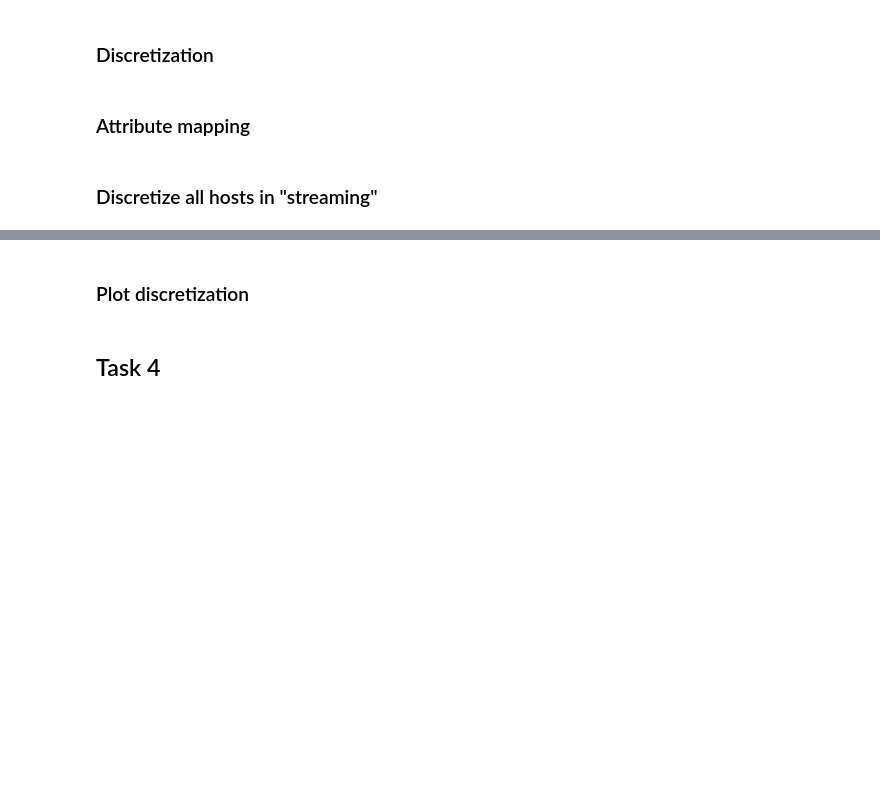
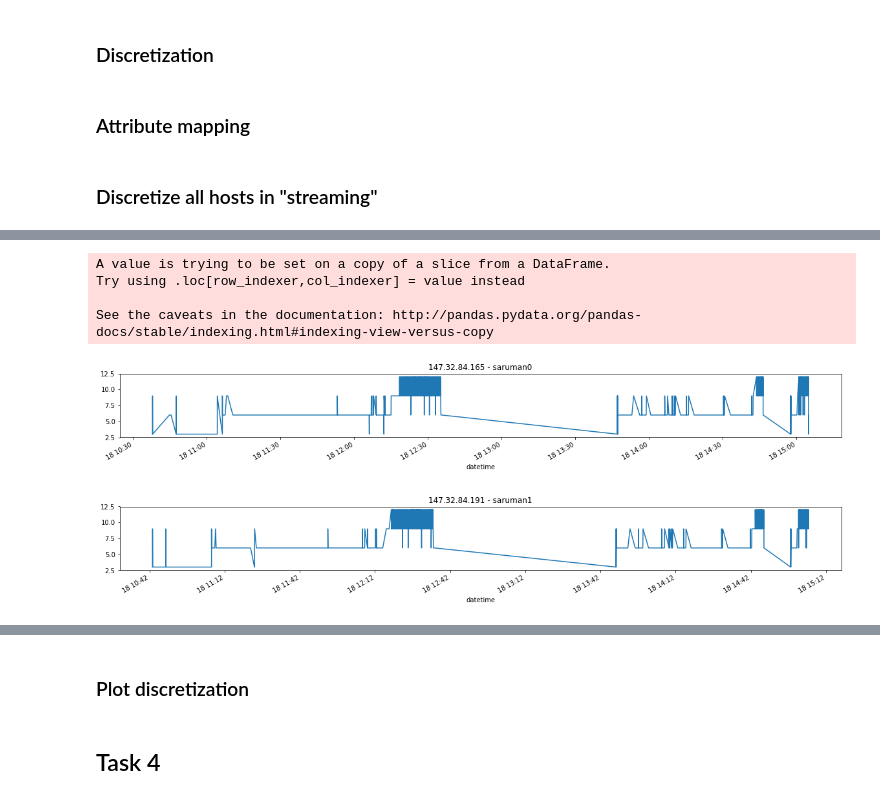
Before and after one commit to Yzoni/cyber-data-analytics, a Jupyter notebook: assignment3/botnet_flow_and_profiling.ipynb, the cells around one changed output, grey strips where cells are left out. Saved outputs shown, nothing was run; the diff lists cells and outputs as text; code cells hidden in the pictures; blank space fills up the shorter version.

```diff
--- a/assignment3/botnet_flow_and_profiling.ipynb
+++ b/assignment3/botnet_flow_and_profiling.ipynb
@@ -246,10 +245,6 @@ def discretize_continuous_feature(distribution, current_window):
     """
     Discretize a single sliding window using percentiles,
     using the distribution achieved from current_slide
-
-    distribution: dictionary, {
-       <feature_name>: (lower_percentile, top_percentile)
-    }
     """
     discretized = []
     for element in current_window:
@@ -271,10 +266,11 @@ def map_attribute(feature_vec: list, M_i: list):
     M_i: list of number of values for each feature
 
     """
-    space_size = np.prod(n_values_per_feature)
+    space_size = np.prod(M_i)
     code = 0
+
     for i, a_i in enumerate(feature_vec):
-        code += a_i * (spaces_size / M_i[i])
+        code += a_i * (space_size / M_i[i])
         spaces_size = space_size / M_i[i]
     return code
 # %% [markdown]
@@ -340,0 +278,71 @@ IndentationError: expected an indented block (<ipython-input-16-24962c976727>, l
+# %%
+"""
+BEGIN PARAMETERS
+"""
+sliding_window_size = 20
+"""
+END PARAMETERS
+"""
+
+def window(data: pd.DataFrame, size=2):
+    """
+    Generator for rolling window over dataframe
+    """
+    for i in range(len(data)):
+        if i + size < len(data):
+            yield data[i:i+size]
+        else:
+            return data[i:i+size]
+
+
+def find_percentiles(data: list) -> dict:
+    """
+    Find lower and upper percentiles for an array
+    """
+
+    lower_percentile = (20 / 100) * len(data)
+    upper_percentile = (80 / 100) * len(data)
+
+    return data[round(lower_percentile)], data[round(upper_percentile)]
+
+
+def find_n_different_values_discrete(data: list):
+    """
+    Find the length of a set of the data
+    """
+    return len(set(data))
+
+
+# Both features have the same number of feature values
+n_different_values = [3, 3]
+
+# Get percentiles from single host
+percentiles = find_percentiles(scenario_data.loc[scenario_data['src_ip'] == '147.32.84.165']['packets'])
+
+# Make string values numerical
+proto = {'UDP': 0, 'TCP': 1, 'ICMP': 2}
+
+featured_hosts = {}
+for idx, host in enumerate(infected_hosts + normal_hosts):
+    host_data = scenario_data.loc[scenario_data['src_ip'] == host] # Only take selected host src
+    codes_list = []  # Code for each time point
+    for row in host_data.itertuples(index=True):
+        discrete_n_packet = discretize_continuous_feature(percentiles, [getattr(row, 'packets')])
+        code = map_attribute([discrete_n_packet[0], proto[getattr(row, 'protocol')]], n_different_values)
+        codes_list.append(code)
+
+    # Plot data one host
+    host_data['combined_feature'] = codes_list
+    try:
+        host_data['combined_feature'].plot(figsize=(20, 2), title='{} - {}'.format(host, host_name[idx]))
+        plt.show()
+    except IndexError as e:
+        host_data['combined_feature'].plot(figsize=(20, 2), title='{}'.format(host))
+        plt.show()
+# %% [output]
+A value is trying to be set on a copy of a slice from a DataFrame.
+Try using .loc[row_indexer,col_indexer] = value instead
+
+See the caveats in the documentation: http://pandas.pydata.org/pandas-docs/stable/indexing.html#indexing-view-versus-copy
+[figure, added]
+[figure, added]
```
Also changed, not shown: parts of 10 cells of this notebook.
